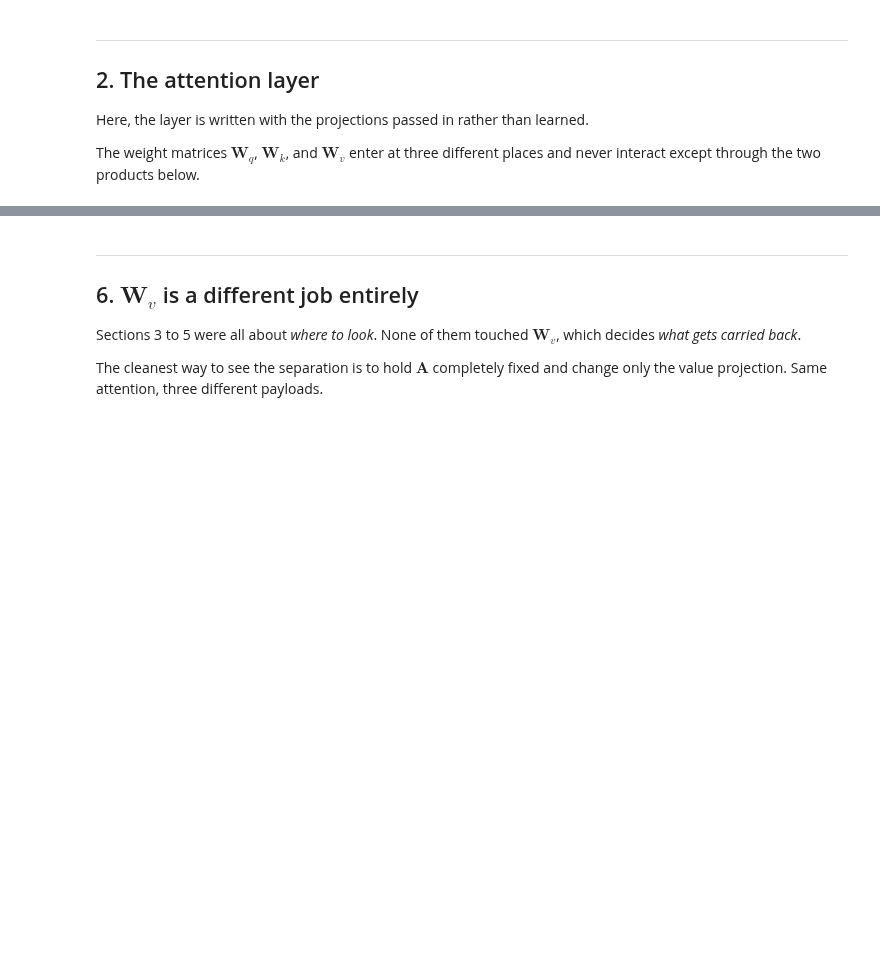
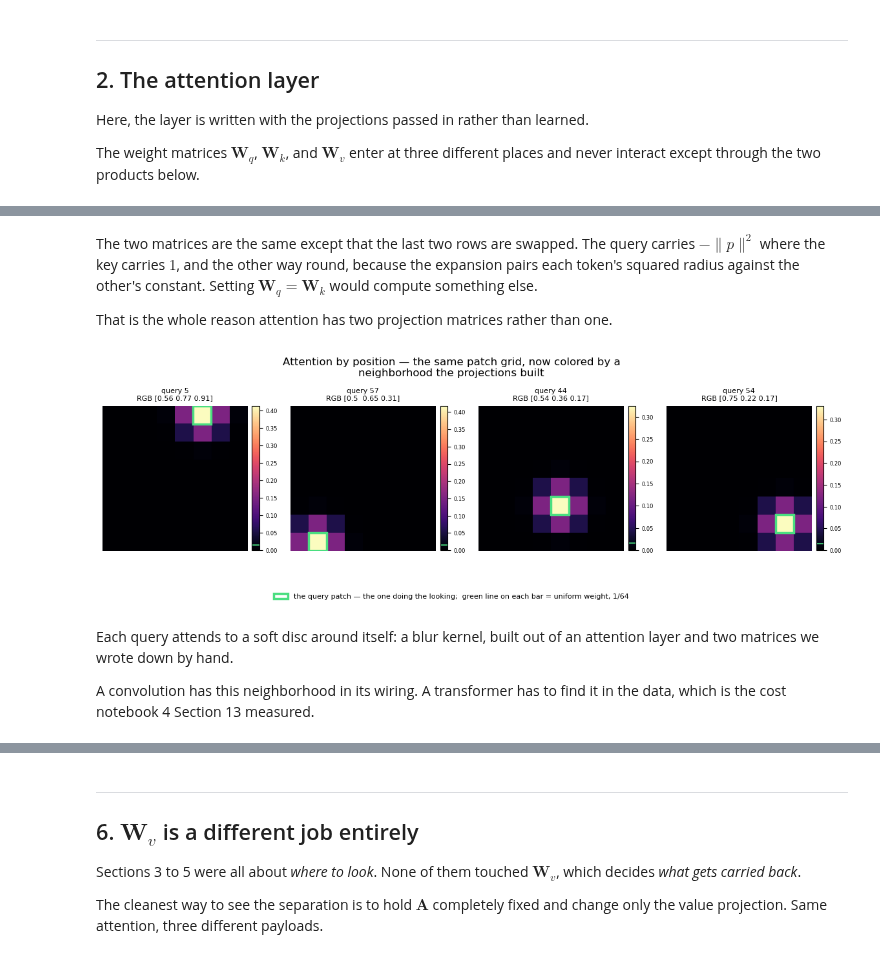
Before and after one commit to RibeiroResearch/neural-nets-tutorials, a Jupyter notebook: attention_by_hand.ipynb, the cells around one changed output, grey strips where cells are left out. Drawn from its saved outputs; the diff is of its cells as text; code cells hidden in the pictures; blank space fills up the shorter version.

```diff
--- a/attention_by_hand.ipynb
+++ b/attention_by_hand.ipynb
@@ -87,11 +87,11 @@ N = GRID * GRID
 
 
 def tokenize(img):
-    """One token per patch: mean colour, position, squared radius, constant."""
+    """One token per patch: mean color, position, squared radius, constant."""
     patches = img.reshape(GRID, PATCH, GRID, PATCH, 3).mean(axis=(1, 3))   # (GRID, GRID, 3)
-    colour = patches.reshape(N, 3)
-    colour = colour - colour.mean(0)                     # centre on the image's average colour
-    colour /= np.maximum(np.linalg.norm(colour, axis=1, keepdims=True), 1e-8)   # unit length
+    color = patches.reshape(N, 3)
+    color = color - color.mean(0)                     # center on the image's average color
+    color /= np.maximum(np.linalg.norm(color, axis=1, keepdims=True), 1e-8)   # unit length
 
     gy, gx = np.mgrid[0:GRID, 0:GRID]
     x = (gx.reshape(N) / (GRID - 1)) * 2 - 1             # [-1, 1]
@@ -99,7 +99,7 @@ def tokenize(img):
     r2 = x ** 2 + y ** 2
     ones = np.ones(N)
 
-    return np.column_stack([colour, x, y, r2, ones])     # (N, 7), tokens as ROWS
+    return np.column_stack([color, x, y, r2, ones])     # (N, 7), tokens as ROWS
 
 
 T = tokenize(image)
@@ -108,7 +108,7 @@ patch_rgb = image.reshape(GRID, PATCH, GRID, PATCH, 3).mean(axis=(1, 3)).reshape
 REGIONS = {"sky": "#8ec5e8", "grass": "#7fa650", "animal": "#8b5a2b", "flower": "#c0392b"}
 DEMO_QUERIES = [int(np.linalg.norm(patch_rgb - np.array(to_rgb(hexc)), axis=1).argmin())
                 for hexc in REGIONS.values()]
-print("one representative patch per region, found by colour:")
+print("one representative patch per region, found by color:")
 for name, q in zip(REGIONS, DEMO_QUERIES):
     print(f"  {name:7s} patch {q:2d}  (row {q // GRID}, col {q % GRID})")
 print()
@@ -412,0 +312,27 @@ from a random $\mathbf{M}$.
+# %%
+ix, iy, ir2, i1 = (FEATURES.index(f) for f in ("x", "y", "|p|^2", "1"))
+root2 = np.sqrt(2)
+
+Wq_local = np.zeros((4, D))
+Wq_local[0, ix] = root2      # query reads  sqrt2 * x
+Wq_local[1, iy] = root2      #              sqrt2 * y
+Wq_local[2, ir2] = -1.0      #             -|p|^2
+Wq_local[3, i1] = 1.0        #              1
+
+Wk_local = np.zeros((4, D))
+Wk_local[0, ix] = root2      # key reads    sqrt2 * x
+Wk_local[1, iy] = root2      #              sqrt2 * y
+Wk_local[2, i1] = 1.0        #              1
+Wk_local[3, ir2] = -1.0      #             -|p|^2
+
+used = [ix, iy, ir2, i1]
+print(f"columns shown: {[FEATURES[i] for i in used]}")
+print("W_q:"); print(np.round(Wq_local[:, used], 2))
+print("W_k:"); print(np.round(Wk_local[:, used], 2))
+
+# Does q . k come out as the negative squared distance?
+scores = (T @ Wq_local.T) @ (T @ Wk_local.T).T
+positions = T[:, [ix, iy]]
+target = -((positions[:, None, :] - positions[None, :, :]) ** 2).sum(-1)
+print(f"\nq . k equals -||p_i - p_j||^2: {np.allclose(scores, target)}")
+print(f"W_q equals W_k:                {np.allclose(Wq_local, Wk_local)}")
@@ -412,0 +354,21 @@ from a random $\mathbf{M}$.
+# %% [markdown]
+The two matrices are the same except that the last two rows are swapped. The
+query carries $-\lVert p \rVert^2$ where the key carries $1$, and the other way
+round, because the expansion pairs each token's squared radius against the
+other's constant. Setting $\mathbf{W}_q = \mathbf{W}_k$ would compute something
+else.
+
+That is the whole reason attention has two projection matrices rather than one.
+# %%
+_, A_local = attention(T, Wq_local, Wk_local, selector(["R", "G", "B"]), scale=0.08)
+show_attention(A_local, DEMO_QUERIES,
+               "Attention by position — the same patch grid, now colored by a\n"
+               "neighborhood the projections built")
+# %% [output]
+[figure, added]
+# %% [markdown]
+Each query attends to a soft disc around itself: a blur kernel, built out of an
+attention layer and two matrices we wrote down by hand.
+
+A convolution has this neighborhood in its wiring. A transformer has to find it
+in the data, which is the cost notebook 4 Section 13 measured.
```
Also changed, not shown: parts of 22 cells of this notebook, 7 other files.
